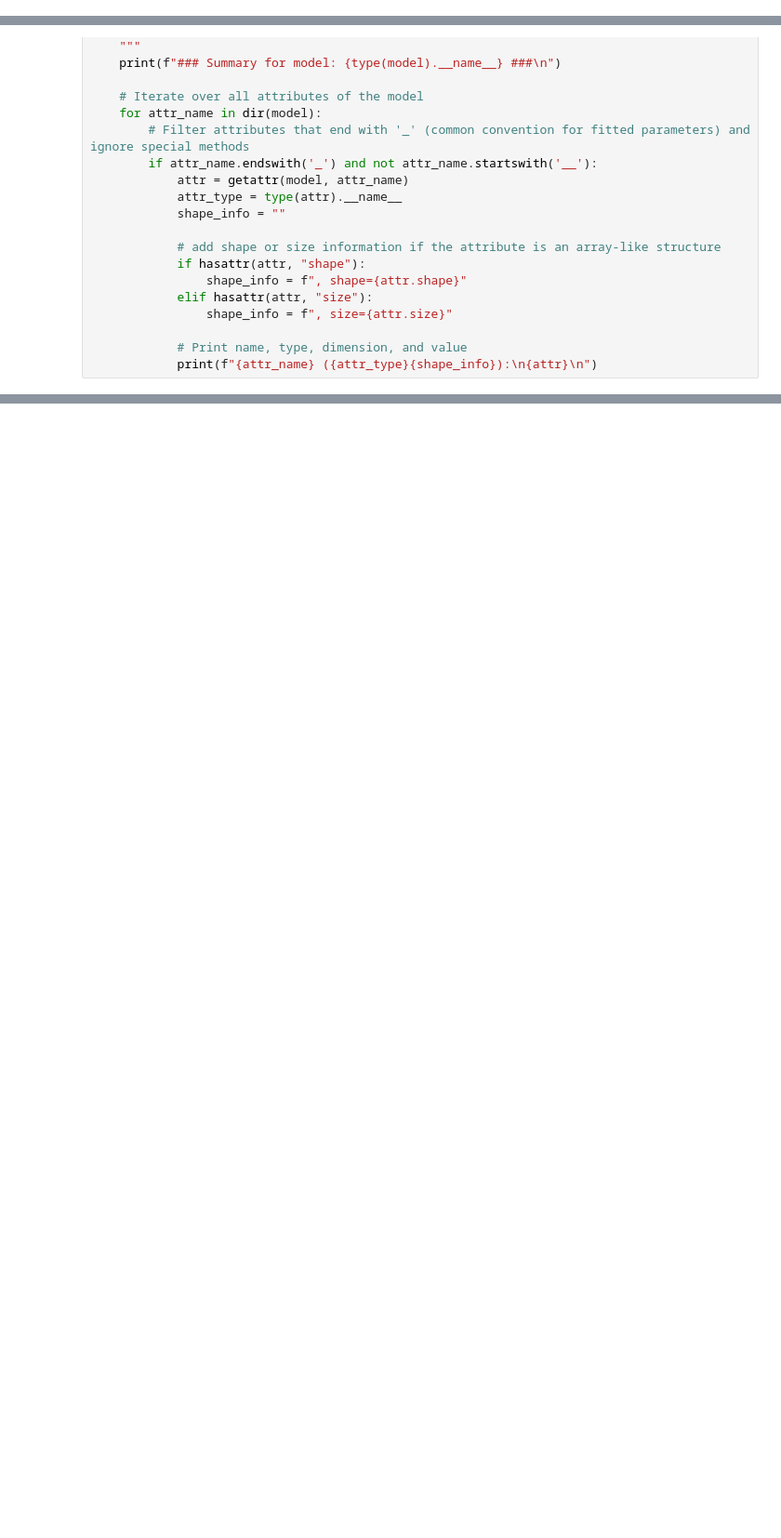
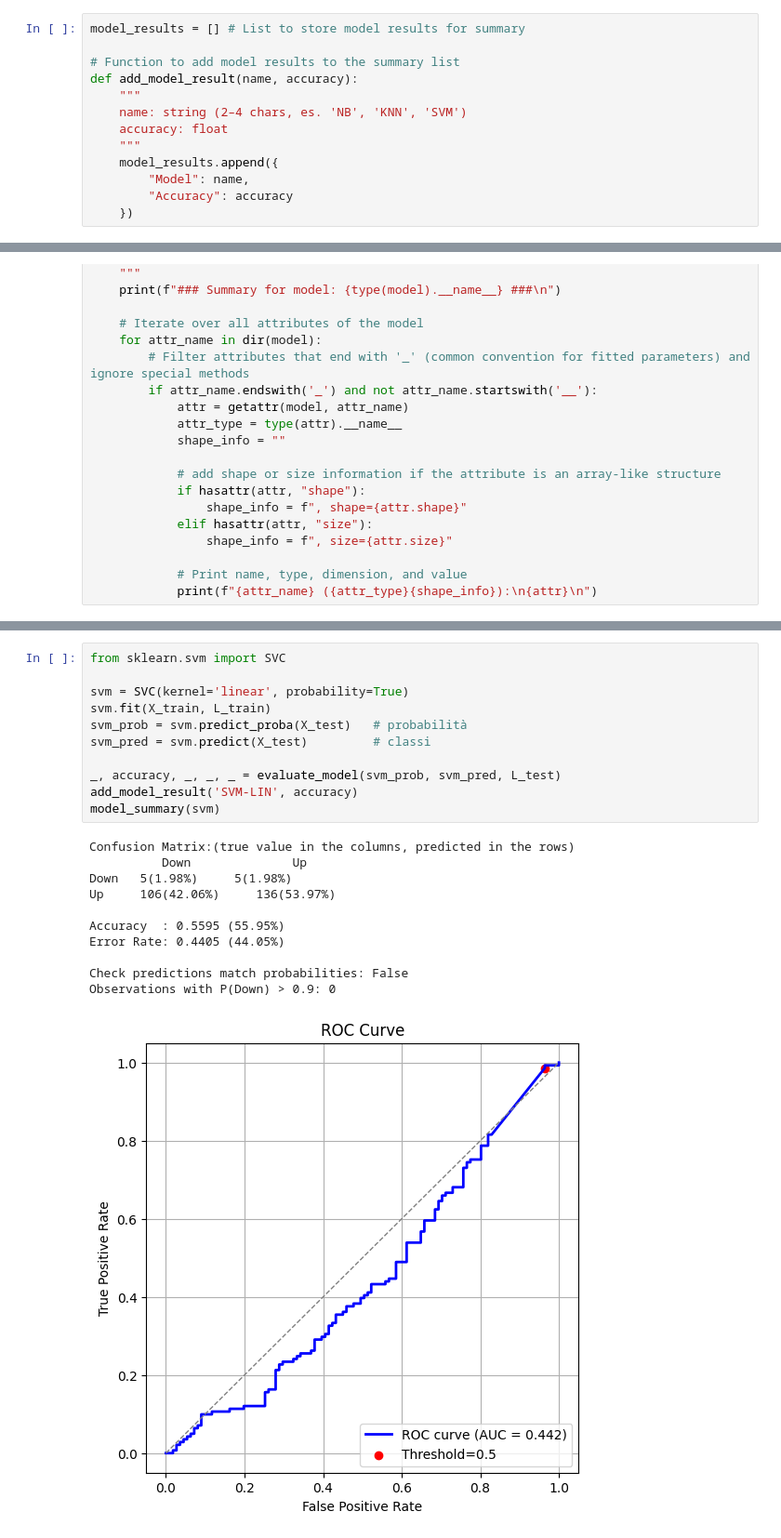
Before and after one commit to GaetanoComandatore/ML, a Jupyter notebook: notebooks/exAA/Classification.ipynb, the cells around one changed output, grey strips where cells are left out. Shown at 93% size. Drawn from its saved outputs; the diff is of its cells as text; blank space fills up the shorter version.

Commit message:
included SVM model
SVM model and Accuracy Summary table

```diff
--- a/notebooks/exAA/Classification.ipynb
+++ b/notebooks/exAA/Classification.ipynb
@@ -239,5 +245,18 @@ but the bias–variance tradeoff applies to both regression and classification m
 In classification, performance is typically evaluated using metrics such as the confusion matrix, accuracy, <br>
 precision, recall, or cross-entropy loss, rather than an explicit bias–variance decomposition.
+# %%
+model_results = [] # List to store model results for summary
+
+# Function to add model results to the summary list
+def add_model_result(name, accuracy):
+    """
+    name: string (2–4 chars, es. 'NB', 'KNN', 'SVM')
+    accuracy: float
+    """
+    model_results.append({
+        "Model": name,
+        "Accuracy": accuracy
+    })
 # %%
 # evaluate_model utility function
 def evaluate_model(my_prob, my_pred, L_test):
@@ -789,0 +923,23 @@ False
+# %%
+from sklearn.svm import SVC
+
+svm = SVC(kernel='linear', probability=True)
+svm.fit(X_train, L_train)
+svm_prob = svm.predict_proba(X_test)   # probabilità
+svm_pred = svm.predict(X_test)         # classi
+
+_, accuracy, _, _, _ = evaluate_model(svm_prob, svm_pred, L_test)
+add_model_result('SVM-LIN', accuracy)
+model_summary(svm)
+# %% [output]
+Confusion Matrix:(true value in the columns, predicted in the rows)
+          Down              Up
+Down   5(1.98%)     5(1.98%)
+Up     106(42.06%)     136(53.97%)
+
+Accuracy  : 0.5595 (55.95%)
+Error Rate: 0.4405 (44.05%)
+
+Check predictions match probabilities: False
+Observations with P(Down) > 0.9: 0
+[figure, added]
```
Also changed, not shown: parts of 20 cells of this notebook.
